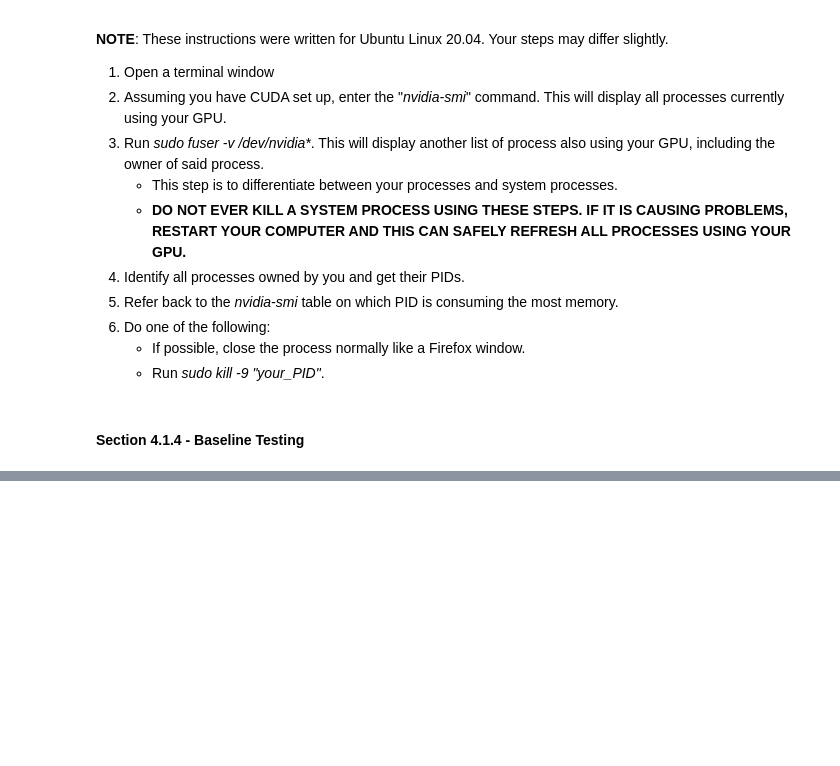
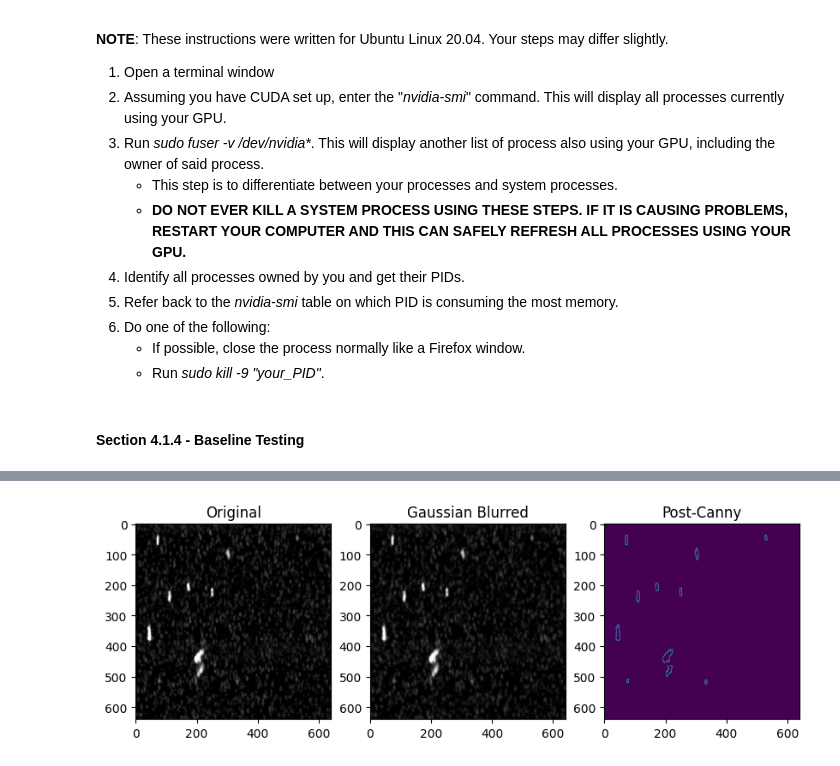
Before and after one commit to jag1799/SeaSARR, a Jupyter notebook: src/frcnn.ipynb, the cells around one changed output, grey strips where cells are left out. Drawn from its saved outputs; the diff is of its cells as text; code cells hidden in the pictures; blank space fills up the shorter version.

```diff
--- a/src/frcnn.ipynb
+++ b/src/frcnn.ipynb
@@ -148,0 +210,6 @@ worker.model_test(test_dataloader, 0.0)
+# %%
+gaussian_image = cv2.GaussianBlur(np.array(image), ksize=(5, 5), sigmaX=2.0)
+canny_image = cv2.Canny(gaussian_image, 200, 100)
+canny_dataset.show_edited_subplot([image, gaussian_image, canny_image], ["Original", "Gaussian Blurred", "Post-Canny"], "", "")
+# %% [output]
+[figure, added]
```
Also changed, not shown: parts of 16 cells of this notebook, 3 other files.
